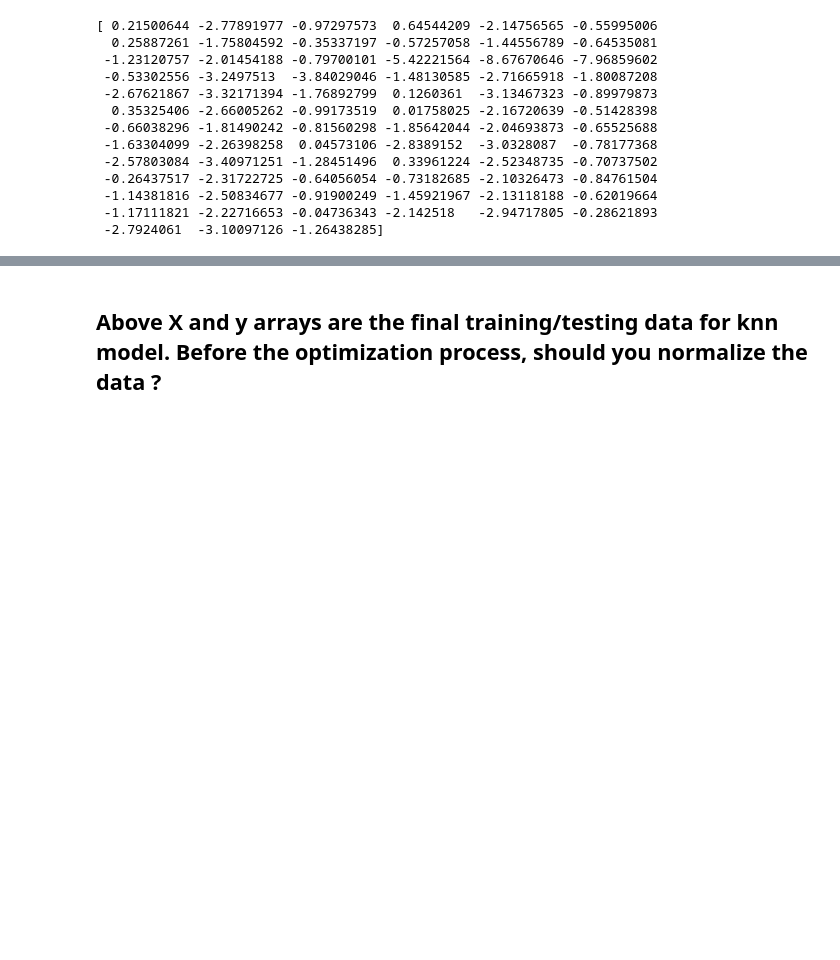
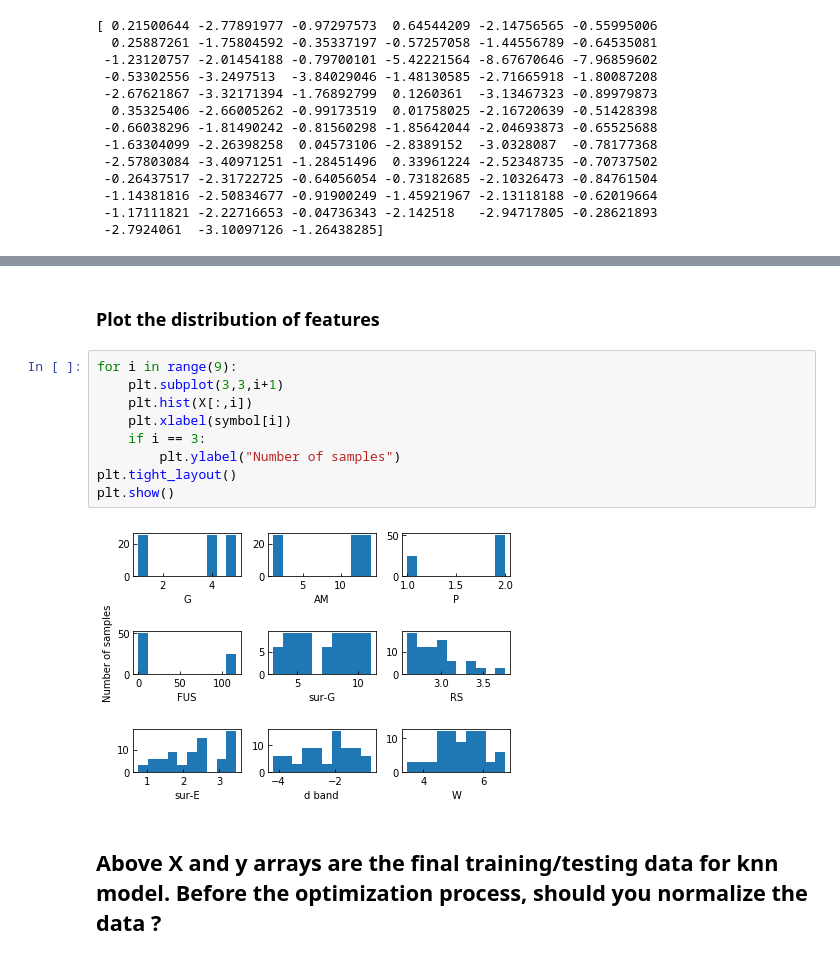
Before and after one commit to NJUST-WEILIU-s-group/SOLID-SURFACE-ADSORPTION, a Jupyter notebook: knn-ad-GLC1.ipynb, the cells around one changed output, grey strips where cells are left out. Saved outputs shown, nothing was run; the diff lists cells and outputs as text; blank space fills up the shorter version.

```diff
--- a/knn-ad-GLC1.ipynb
+++ b/knn-ad-GLC1.ipynb
@@ -99,3 +127,16 @@ print(y)
+# %% [markdown]
+### Plot the distribution of features
+# %%
+for i in range(9):
+    plt.subplot(3,3,i+1)
+    plt.hist(X[:,i])
+    plt.xlabel(symbol[i])
+    if i == 3:
+        plt.ylabel("Number of samples")
+plt.tight_layout()
+plt.show()
+# %% [output]
+[figure, added]
 # %% [markdown]
 ## Above  X and y arrays are the final training/testing data for knn model. Before the optimization process, should you normalize the data ?
 # %% [markdown]
```
Also changed, not shown: parts of 13 cells of this notebook.
